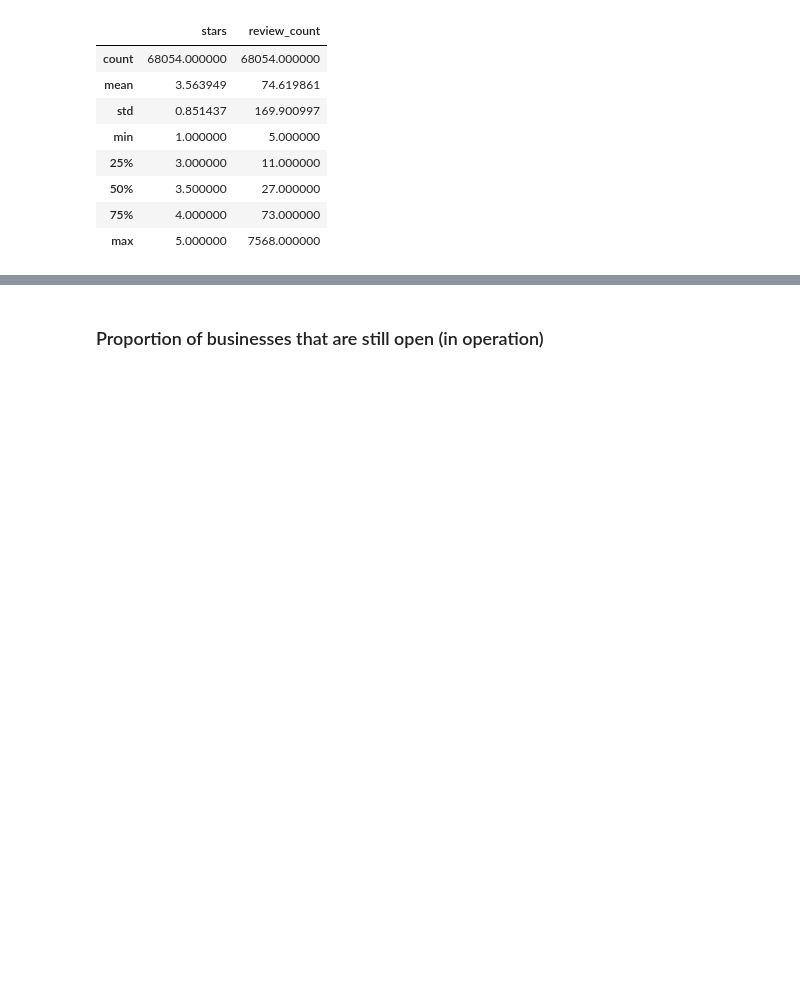
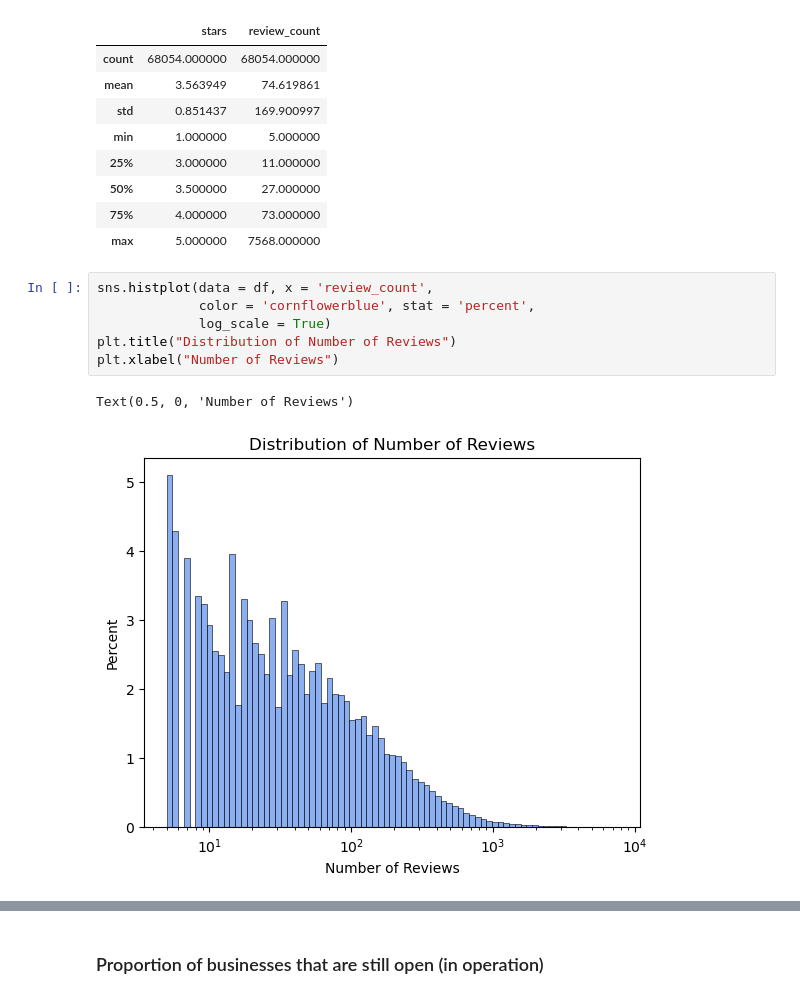
Before and after one commit to 98mina2/FP209b, a Jupyter notebook: EDA_business.ipynb, the cells around one changed output, grey strips where cells are left out. Cells and saved outputs as stored; diff of their text form; blank space fills up the shorter version.

Commit message:
added distribution of num reviews

```diff
--- a/EDA_business.ipynb
+++ b/EDA_business.ipynb
@@ -57,3 +57,12 @@ df[['stars', 'review_count']].describe()
 | 50% | 3.500000 | 27.000000 |
 | 75% | 4.000000 | 73.000000 |
 | max | 5.000000 | 7568.000000 |
+# %%
+sns.histplot(data = df, x = 'review_count',
+             color = 'cornflowerblue', stat = 'percent',
+             log_scale = True)
+plt.title("Distribution of Number of Reviews")
+plt.xlabel("Number of Reviews")
+# %% [output]
+Text(0.5, 0, 'Number of Reviews')
+[figure, added]
```
Also changed, not shown: parts of 1 cell of this notebook, 1 other file.
